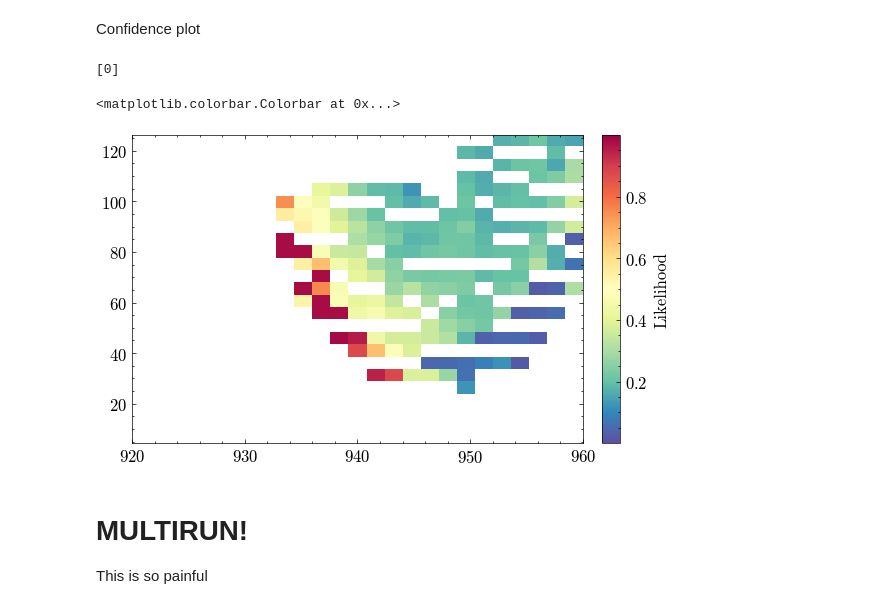
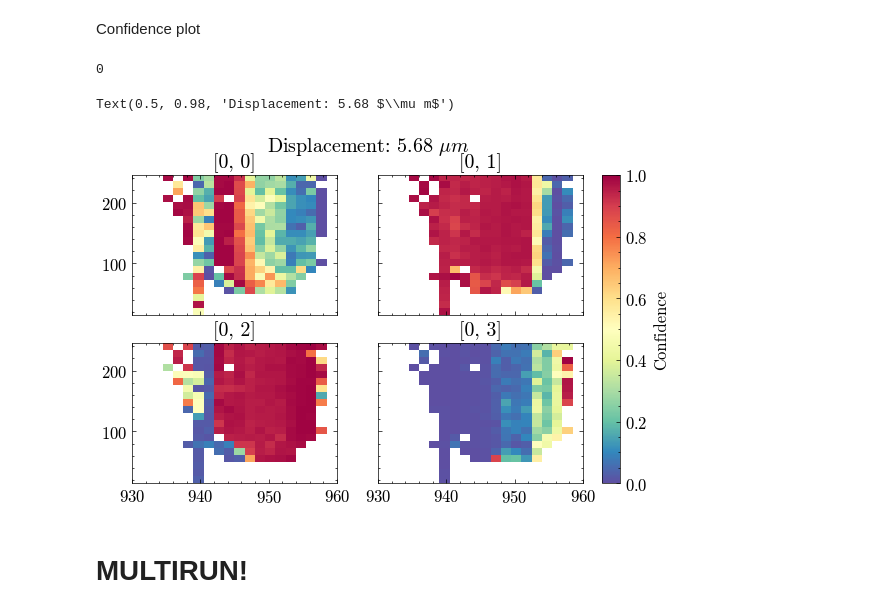
Before and after one commit to phbecimperial/Supervised-clustering-phase-pBEC, a Jupyter notebook: MultiMode Analysis/Phase_diagram_notebook.ipynb, the cells around one changed output. Saved outputs shown, nothing was run; the diff lists cells and outputs as text; code cells hidden in the pictures.

```diff
--- a/MultiMode Analysis/Phase_diagram_notebook.ipynb
+++ b/MultiMode Analysis/Phase_diagram_notebook.ipynb
@@ -266,8 +275,8 @@ for i, col in enumerate(mem_mat):
     # )
 
     power_length_analysis.plot_2d_stat_hist(
-        data['pca_length'][stim_mask],
-        data['power'][stim_mask],
+        data['pca_length'][stim_pos_mask],
+        data['power'][stim_pos_mask],
         col,
         [920, 960], [0, 120], bins=bins,
         cmap='viridis', fig=fig, ax=axes[i], facecolor='darkgrey'
@@ -288,4 +296,13 @@ power_length_analysis.interactive_scatter(data['pca_length'][stim_mask], data['p
 # CNN
 # %% [markdown]
 Make Predictions
+# %%
+if socket.gethostname() == 'Louis_PC':
+    model_root = r'C:\Users\Pouis\Documents\Uni Shit\Masters\PhaseGit\Supervised-clustering-phase-pBEC\MultiMode Analysis\Models\220824_conf_'
+    save_path = model_root + 'predictions'
+# %matplotlib qt
+with open(model_root + 'model_parameters.json', 'r') as f:
+    model_params = json.load(f)
+
+phases = len(model_params['training args']['modes'])
 # %%
@@ -309,30 +320,39 @@ cnn_outs = {
+# %%
+conf_outs.update({
+    'feature_vectors': np.array(conf_outs['feature_vectors']),
+    'outputs': np.array(conf_outs['outputs']),
+    'predictions': np.array(conf_outs['predictions'])
+    })
 # %% [markdown]
 Confidence plot
 # %%
 #Scale for all colorbars
-vs = [np.min(cnn_outs['outputs']), np.max(cnn_outs['outputs'])]
+vs = [np.min(conf_outs['outputs']), np.max(conf_outs['outputs'])]
 
 fig, axes, gs = power_length_analysis.grid_plot(
-    nplots=1, ncols=1, nrows=1,
-    wspace=0.5, hspace=0.5)
+    nplots=phases, ncols=2, nrows=2,
+    wspace=0.2, hspace=0.2)
 
-for i in range(cnn_outs['outputs'].shape[1]):
-    mode_conf = cnn_outs['outputs'][:, i, 0]
-    _, _, plot, stat = power_length_analysis.plot_2d_stat_hist(data['pca_length'][stim_mask],
-                                                               data['power'][stim_mask],
-                                                               mode_conf, [920, 960],
-                                                               [min(data['power']), max(data['power'])], bins=bins,
+for i in range(conf_outs['outputs'].shape[1]):
+    mode_conf = conf_outs['outputs'][:, i, 0]
+    _, _, plot, stat = power_length_analysis.plot_2d_stat_hist(data['pca_length'][stim_pos_mask],
+                                                               data['power'][stim_pos_mask],
+                                                               mode_conf, [930, 960],
+                                                               [min(data['power']), max(data['power'])], bins=20,
                                                                cmap='Spectral_r',
                                                                fig=fig, ax=axes[i], vs=vs, ret_stat=True)
 
-print(min(preds))
+    axes[i].set_title(model_params['training args']['modes'][i]['mode'])
+
+print(np.min(preds))
 
 cbax = plt.subplot(gs[1])
-plt.colorbar(plot, cbax, cmap='Spectral_r', label='Likelihood', )
+plt.colorbar(plot, cbax, cmap='Spectral_r', label='Confidence', )
+
+fig.suptitle(f'Displacement: {displacements[dataset]:.2f} $\mu m$')
 # %% [output]
-[0]
+0
-<matplotlib.colorbar.Colorbar at 0x...>
+Text(0.5, 0.98, 'Displacement: 5.68 $\\mu m$')
-[figure, old version]
+[figure, new version]
 # %% [markdown]
 # MULTIRUN!
-This is so painful
```
Also changed, not shown: parts of 26 cells of this notebook, 6 other files.
